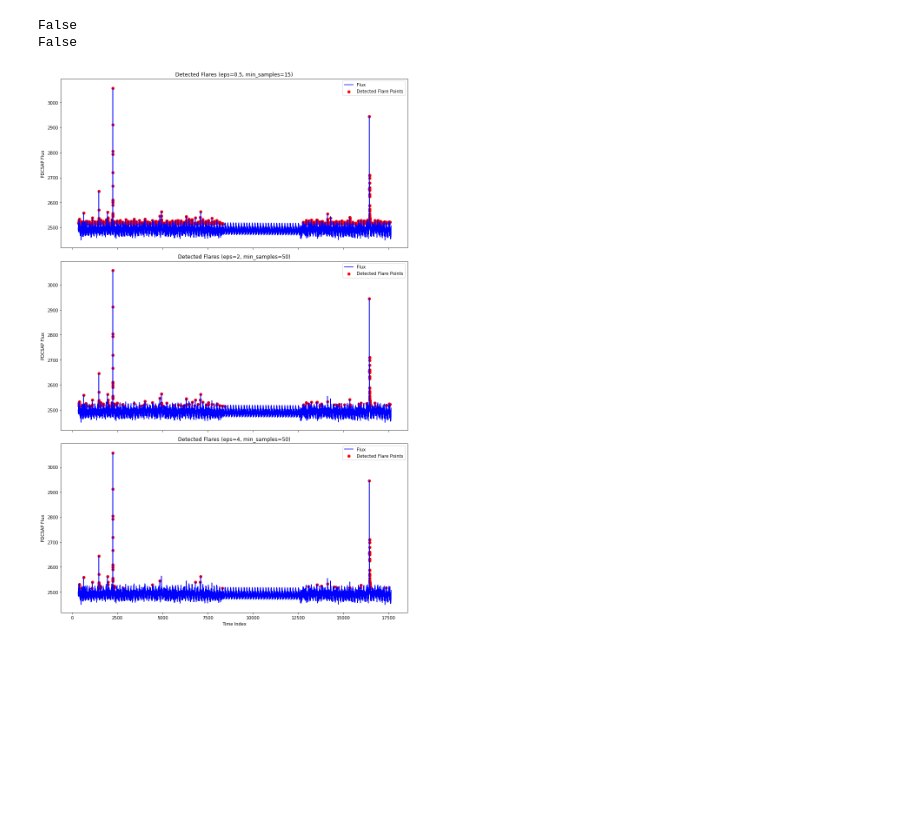
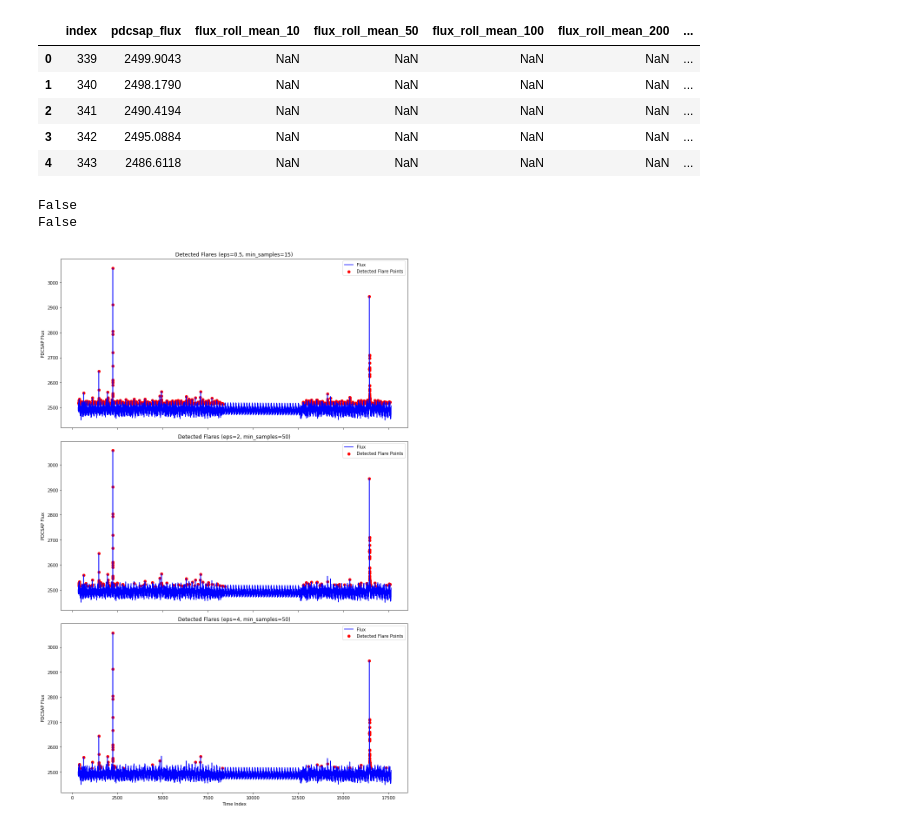
Before and after one commit to dikshasen24/Stellar-Series, a Jupyter notebook: Scripts/02_DBSCAN.ipynb, the cells around one changed output. Saved outputs shown, nothing was run; the diff lists cells and outputs as text; code cells hidden in the pictures; blank space fills up the shorter version.

```diff
--- a/Scripts/02_DBSCAN.ipynb
+++ b/Scripts/02_DBSCAN.ipynb
@@ -6,6 +8,14 @@ import seaborn as sns
 # %%
 # Load processed data for star
 data_star1 = pd.read_csv('data_star1.csv')
+data_star1.head()
+# %% [output]
+|  | index | pdcsap_flux | flux_roll_mean_10 | flux_roll_mean_50 | flux_roll_mean_100 | flux_roll_mean_200 | ... |
+| 0 | 339 | 2499.9043 | NaN | NaN | NaN | NaN | ... |
+| 1 | 340 | 2498.1790 | NaN | NaN | NaN | NaN | ... |
+| 2 | 341 | 2490.4194 | NaN | NaN | NaN | NaN | ... |
+| 3 | 342 | 2495.0884 | NaN | NaN | NaN | NaN | ... |
+| 4 | 343 | 2486.6118 | NaN | NaN | NaN | NaN | ... |
 # %%
 # isolate the features from the data
 
```
Also changed, not shown: parts of 2 cells of this notebook, 3 other files.
